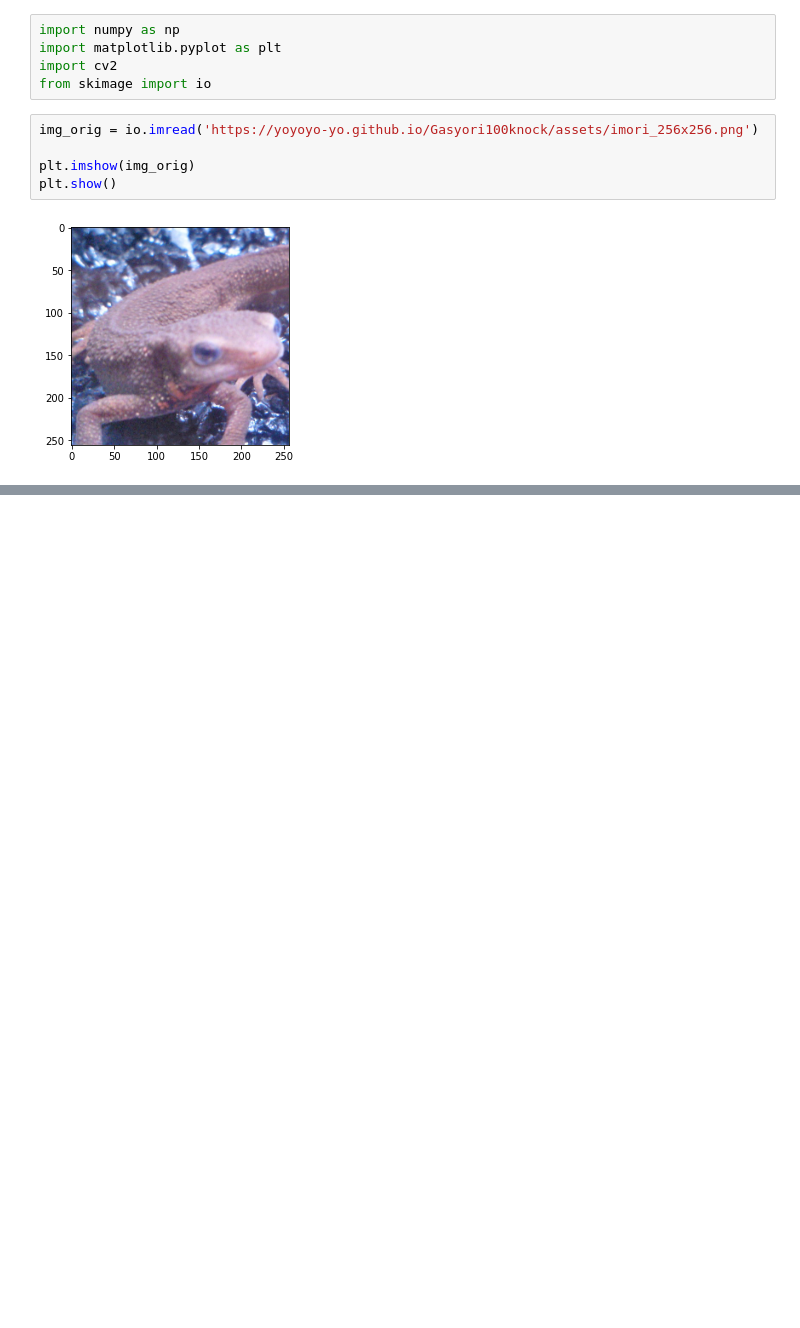
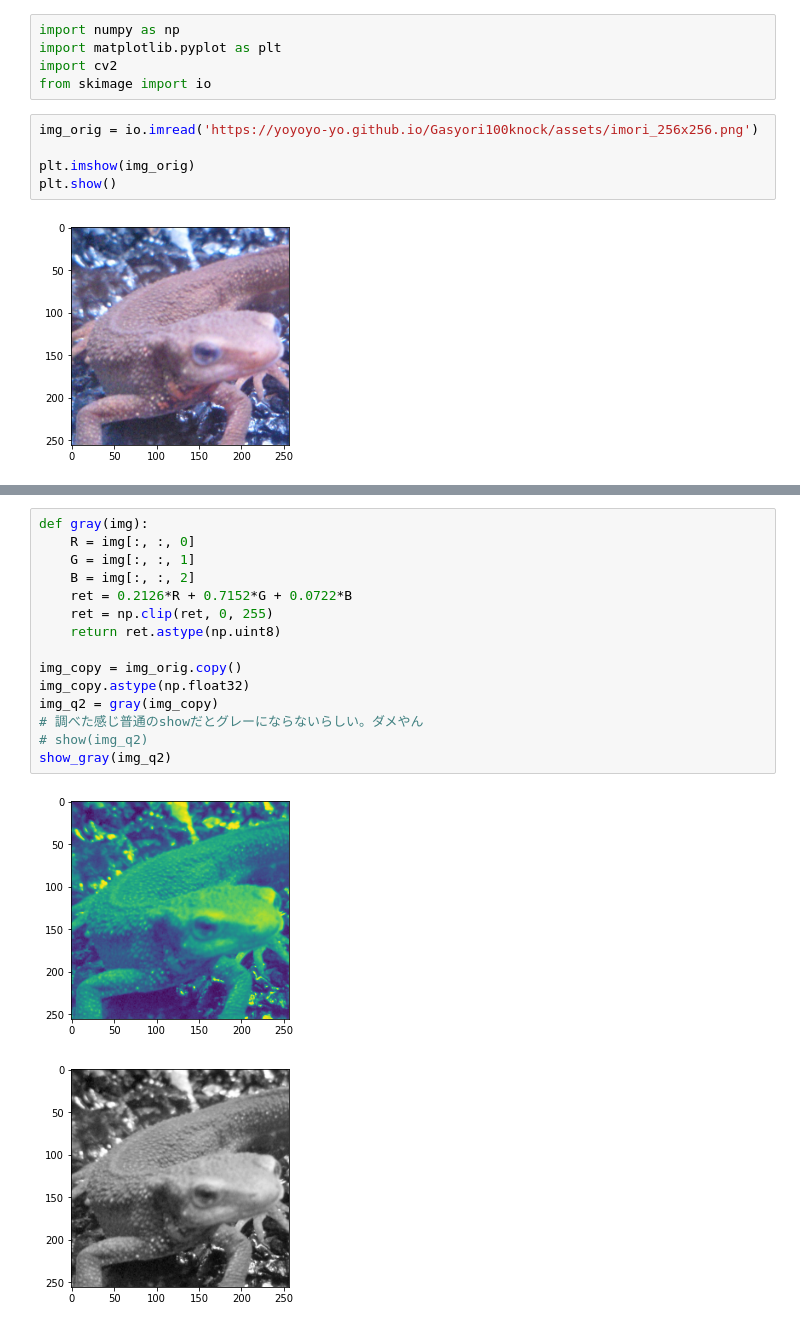
Before and after one commit to honehaniwa/Gasyori100knock, a Jupyter notebook: Question01_10.ipynb, the cells around one changed output, grey strips where cells are left out. Cells and saved outputs as stored; diff of their text form; blank space fills up the shorter version.

```diff
--- a/Question01_10.ipynb
+++ b/Question01_10.ipynb
@@ -14,0 +49,18 @@ plt.show()
+# %%
+def gray(img):
+    R = img[:, :, 0]
+    G = img[:, :, 1]
+    B = img[:, :, 2]
+    ret = 0.2126*R + 0.7152*G + 0.0722*B
+    ret = np.clip(ret, 0, 255)
+    return ret.astype(np.uint8)
+
+img_copy = img_orig.copy()
+img_copy.astype(np.float32)
+img_q2 = gray(img_copy)
+# 調べた感じ普通のshowだとグレーにならないらしい。ダメやん
+# show(img_q2)
+show_gray(img_q2)
+# %% [output]
+[figure, added]
+[figure, added]
```
Also changed, not shown: parts of 7 cells of this notebook.
